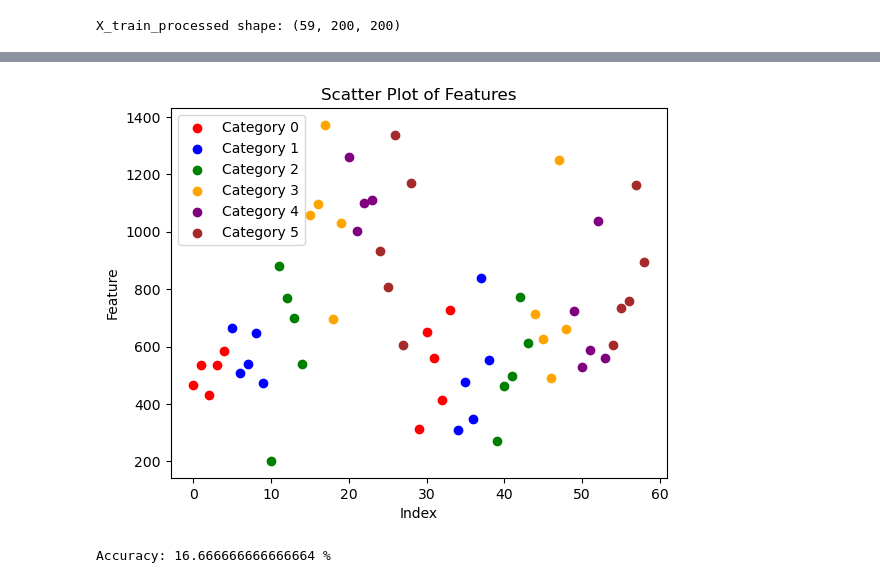
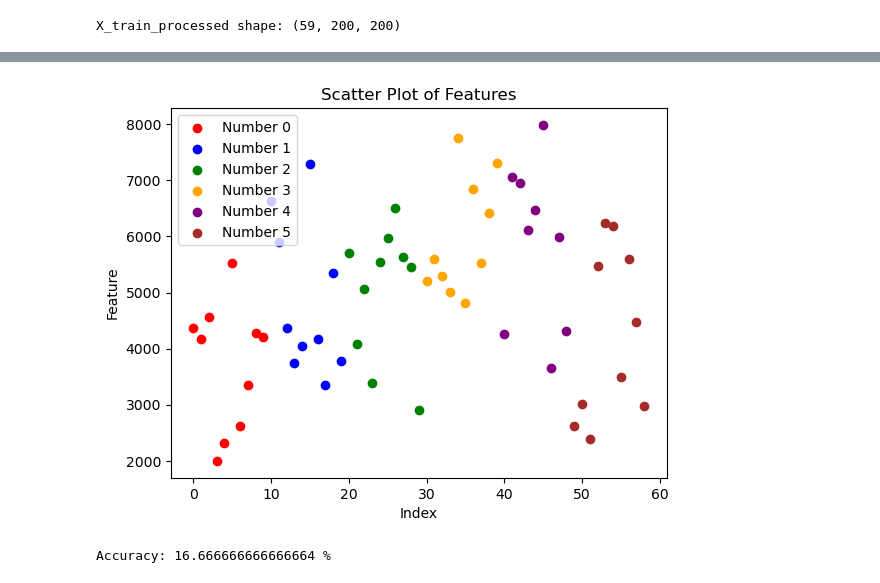
Before and after one commit to Omar-Al-Sharif/Sign-Language-Recognition, a Jupyter notebook: PreProcess.ipynb, the cells around one changed output, grey strips where cells are left out. Saved outputs shown, nothing was run; the diff lists cells and outputs as text; code cells hidden in the pictures.

```diff
--- a/PreProcess.ipynb
+++ b/PreProcess.ipynb
@@ -212,6 +123,0 @@ for i in range(0, 6):
-# %%
-for i in range(0, 6):
-    plt.subplot(2, 3, i + 1)
-    plt.imshow(X_train[i+6], cmap='gray')
-    plt.title(label_names[y_train[i+6]])
-    plt.axis('off')
@@ -223,0 +124,18 @@ for i in range(0, 6):
+# %%
+# Create a subplot with 2 rows and 3 columns
+fig, axes = plt.subplots(2, 3, figsize=(10, 6))
+
+# Flatten the axes array to iterate over subplots
+axes = axes.flatten()
+
+random_indices=[]
+# Display the images
+for i in range(6):
+    random_index = random.randint(0, X_train.shape[0]-1)
+    random_indices.append(random_index)
+    axes[i].imshow(X_train_processed[random_index], cmap='gray')
+    axes[i].set_title(label_names[y_train[random_index]])
+    axes[i].axis('off')
+
+plt.tight_layout()  # Adjust the spacing between subplots
+plt.show()
@@ -225,8 +162,13 @@ for i in range(0, 6):
 def extract_features(binary_img):
     height, width = binary_img.shape
     left_half_img = binary_img[:, :width//2]  # Extract the left half of the image
-    white_pixel_count = np.count_nonzero(left_half_img)
-    return white_pixel_count
+    right_half_img = binary_img[:, width//2:]  # Extract the right half of the image
+    left_black_pixel_count = np.count_nonzero(left_half_img == 0)
+    right_black_pixel_count = np.count_nonzero(right_half_img == 0)
+    if left_black_pixel_count > right_black_pixel_count:
+        return right_black_pixel_count
+    else:
+        return left_black_pixel_count
 # %%
 training_features=np.zeros((X_train_processed.shape[0],1))
 
@@ -256,26 +198,26 @@ print(training_features)
 # %%
 # Create an array of indices for each category
 indices_0 = np.where(y_train == 0)[0]
 indices_1 = np.where(y_train == 1)[0]
 indices_2 = np.where(y_train == 2)[0]
 indices_3 = np.where(y_train == 3)[0]
 indices_4 = np.where(y_train == 4)[0]
 indices_5 = np.where(y_train == 5)[0]
 
 # Plot features with different colors for each category
-plt.scatter(indices_0, training_features[indices_0], color='red', label='Category 0')
-plt.scatter(indices_1, training_features[indices_1], color='blue', label='Category 1')
-plt.scatter(indices_2, training_features[indices_2], color='green', label='Category 2')
-plt.scatter(indices_3, training_features[indices_3], color='orange', label='Category 3')
-plt.scatter(indices_4, training_features[indices_4], color='purple', label='Category 4')
-plt.scatter(indices_5, training_features[indices_5], color='brown', label='Category 5')
+plt.scatter(indices_0, training_features[indices_0], color='red', label='Number 0')
+plt.scatter(indices_1, training_features[indices_1], color='blue', label='Number 1')
+plt.scatter(indices_2, training_features[indices_2], color='green', label='Number 2')
+plt.scatter(indices_3, training_features[indices_3], color='orange', label='Number 3')
+plt.scatter(indices_4, training_features[indices_4], color='purple', label='Number 4')
+plt.scatter(indices_5, training_features[indices_5], color='brown', label='Number 5')
 
 plt.legend()  # Show legend
 plt.xlabel('Index')
 plt.ylabel('Feature')
 plt.title('Scatter Plot of Features')
 
 plt.show()
 # %% [output]
-[figure, old version]
+[figure, new version]
 # %%
```
Also changed, not shown: parts of 9 cells of this notebook.
